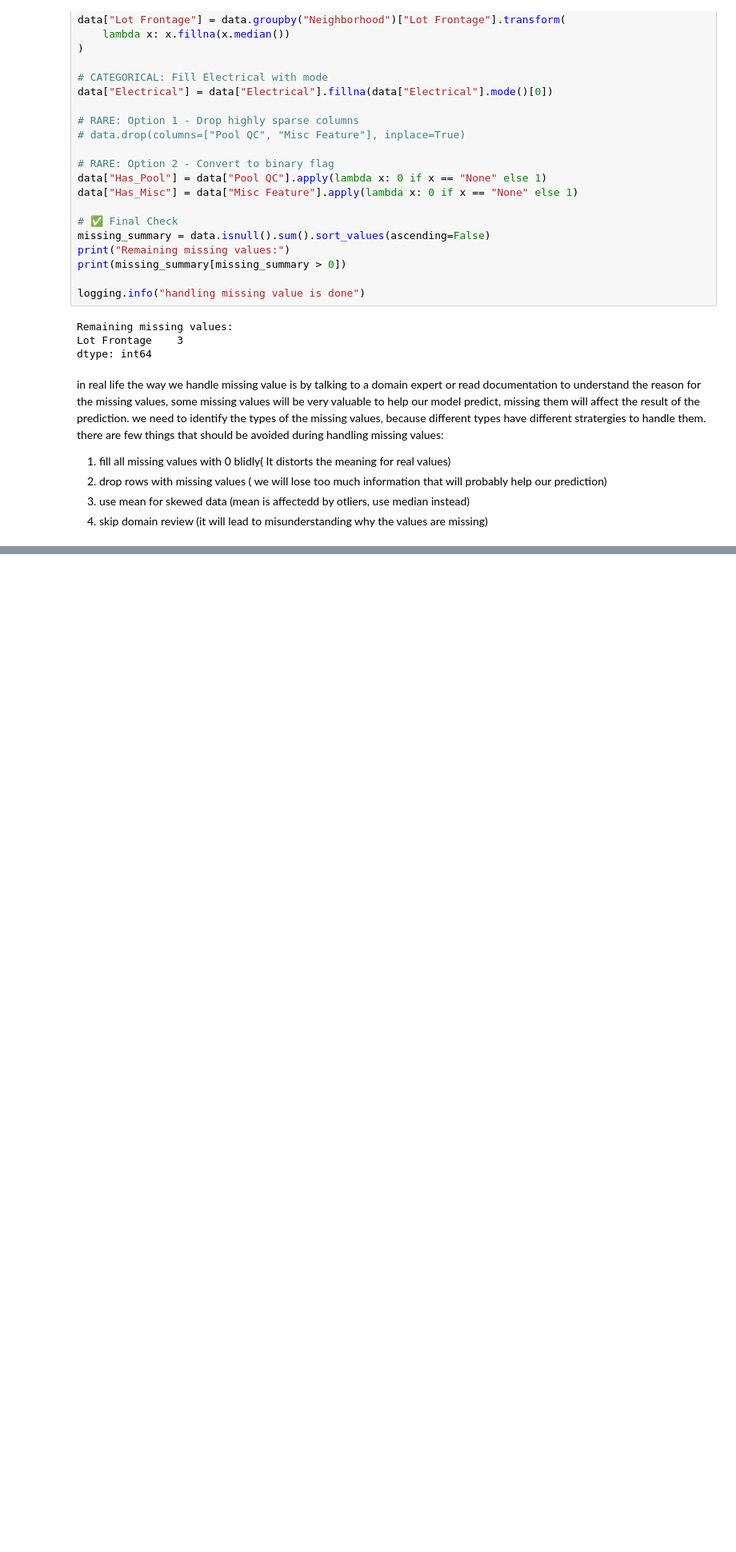
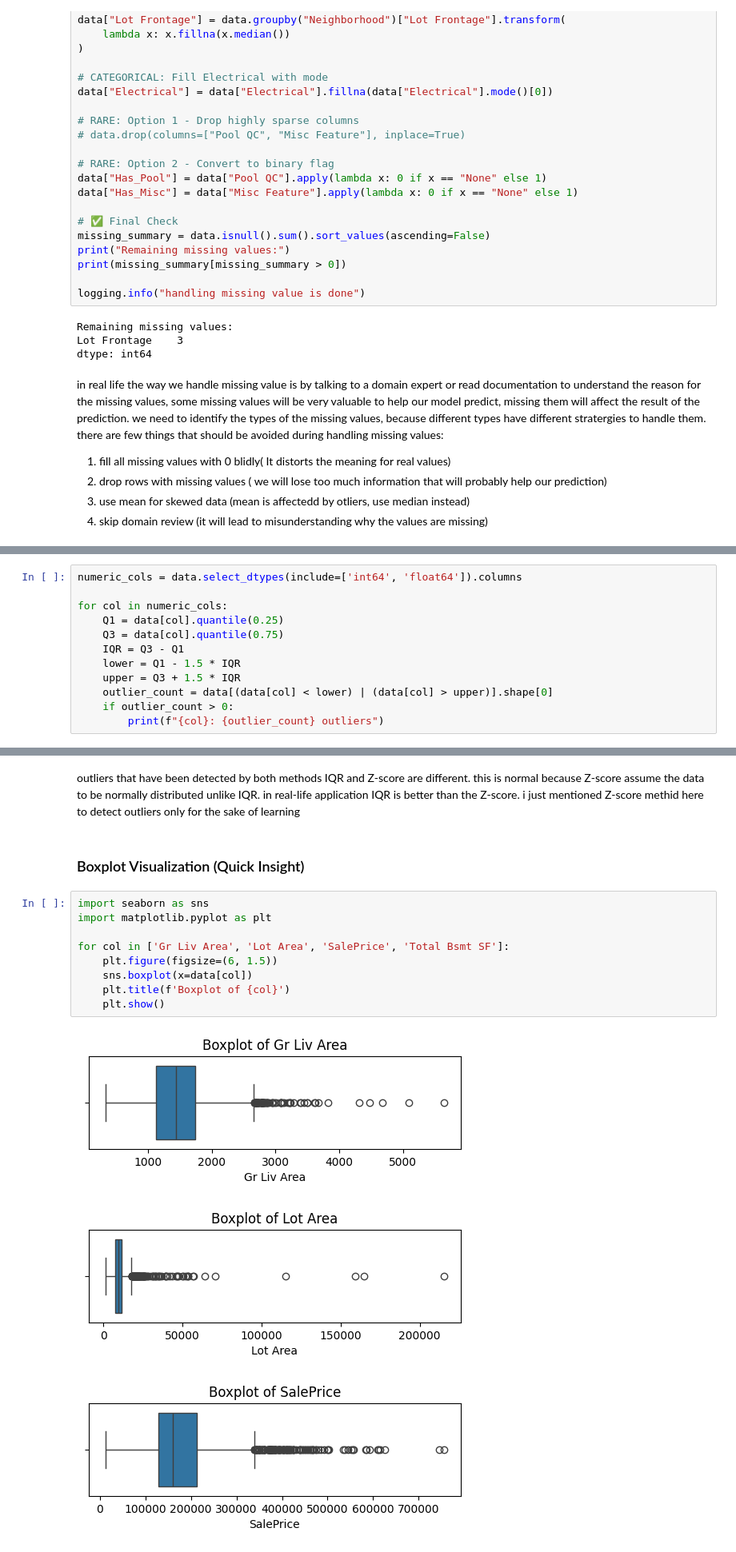
Before and after one commit to amarpoji/ames-housing-project, a Jupyter notebook: notebooks/eda.ipynb, the cells around one changed output, grey strips where cells are left out. Shown at 80% size. Drawn from its saved outputs; the diff is of its cells as text; blank space fills up the shorter version.

Commit message:
exploration data analysis (handling outliers)

```diff
--- a/notebooks/eda.ipynb
+++ b/notebooks/eda.ipynb
@@ -218,0 +232,12 @@ in real life the way we handle missing value is by talking to a domain expert or
+# %%
+numeric_cols = data.select_dtypes(include=['int64', 'float64']).columns
+
+for col in numeric_cols:
+    Q1 = data[col].quantile(0.25)
+    Q3 = data[col].quantile(0.75)
+    IQR = Q3 - Q1
+    lower = Q1 - 1.5 * IQR
+    upper = Q3 + 1.5 * IQR
+    outlier_count = data[(data[col] < lower) | (data[col] > upper)].shape[0]
+    if outlier_count > 0:
+        print(f"{col}: {outlier_count} outliers")
@@ -218,0 +289,17 @@ in real life the way we handle missing value is by talking to a domain expert or
+# %% [markdown]
+outliers that have been detected by both methods IQR and Z-score are different. this is normal because Z-score assume the data to be normally distributed unlike IQR. in real-life application IQR is better than the Z-score. i just mentioned Z-score methid here to detect outliers only for the sake of learning
+# %% [markdown]
+### Boxplot Visualization (Quick Insight)
+# %%
+import seaborn as sns
+import matplotlib.pyplot as plt
+
+for col in ['Gr Liv Area', 'Lot Area', 'SalePrice', 'Total Bsmt SF']:
+    plt.figure(figsize=(6, 1.5))
+    sns.boxplot(x=data[col])
+    plt.title(f'Boxplot of {col}')
+    plt.show()
+# %% [output]
+[figure, added]
+[figure, added]
+[figure, added]
```
Also changed, not shown: parts of 13 cells of this notebook.
